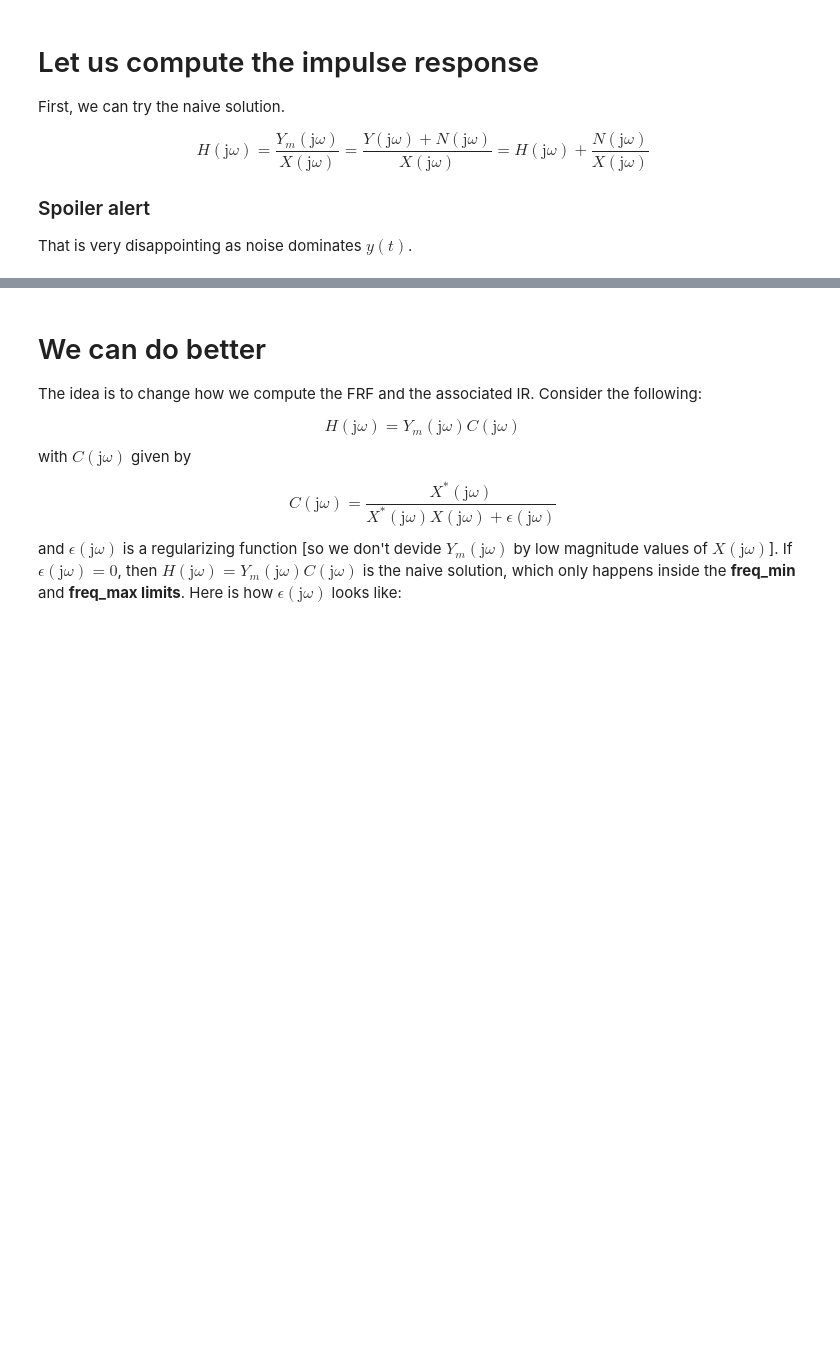
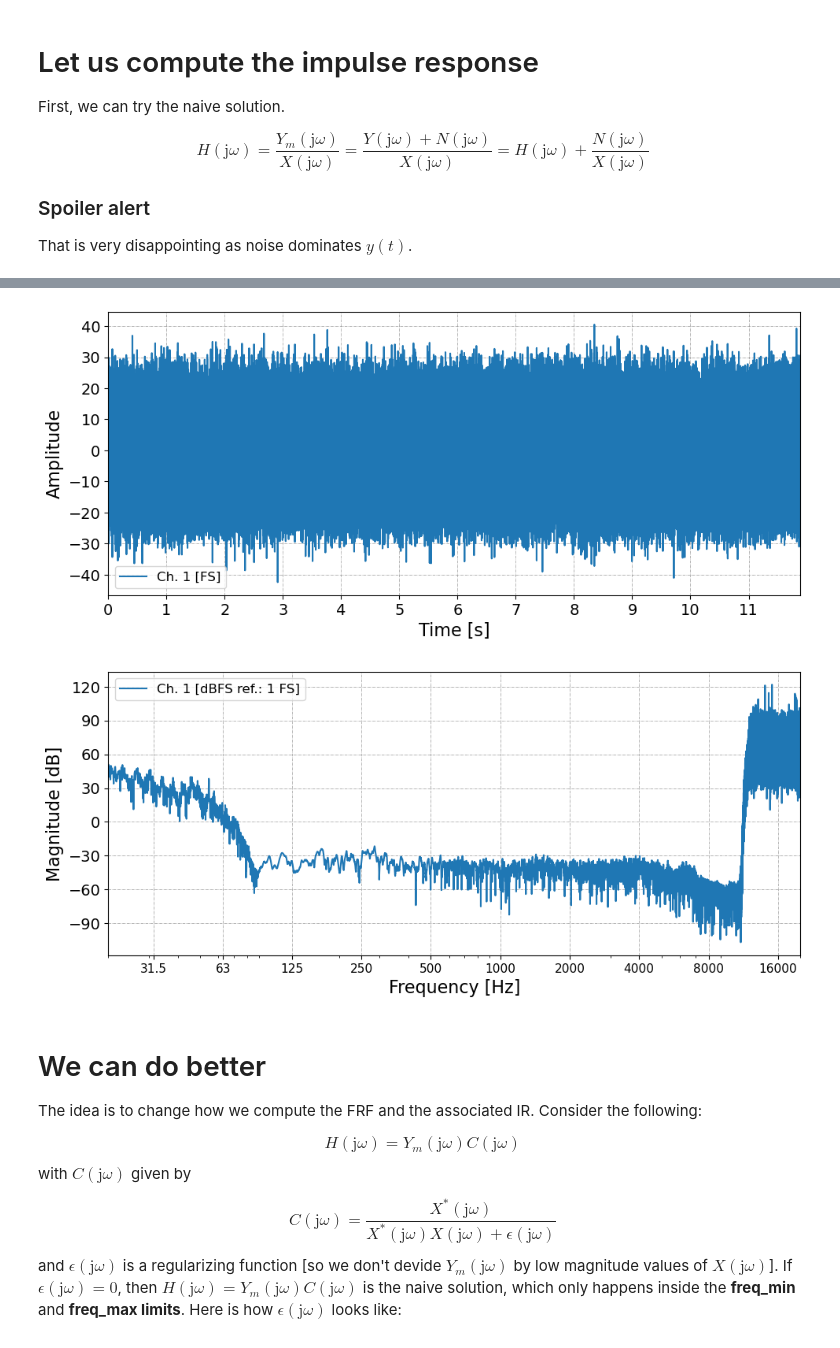
Before and after one commit to eric-brandao/PyTTa, a Jupyter notebook: examples/RoomIR_notebook_demo.ipynb, the cells around one changed output, grey strips where cells are left out. Cells and saved outputs as stored; diff of their text form; code cells hidden in the pictures; blank space fills up the shorter version.

```diff
--- a/examples/RoomIR_notebook_demo.ipynb
+++ b/examples/RoomIR_notebook_demo.ipynb
@@ -201,6 +193,6 @@ That is very disappointing as noise dominates $y(t)$.
 ht_noreg = pytta.ImpulsiveResponse(excitation = xt, recording = yt_split[0],
                                    samplingRate = xt.samplingRate, regularization = False)
 # %%
-ht_noreg.plot_time();
-ht_noreg.plot_freq(xLim = [20, 20000]);
+ht_noreg.plot_time(decimalSep = '.');
+ht_noreg.plot_freq(xLim = [20, 20000], decimalSep = '.');
 # %% [output]
@@ -211,3 +199,5 @@ ht_noreg.plot_freq(xLim = [20, 20000]);
+[figure, added]
+[figure, added]
 # %% [markdown]
 # We can do better
 
```
Also changed, not shown: parts of 27 cells of this notebook, 5 other files.
